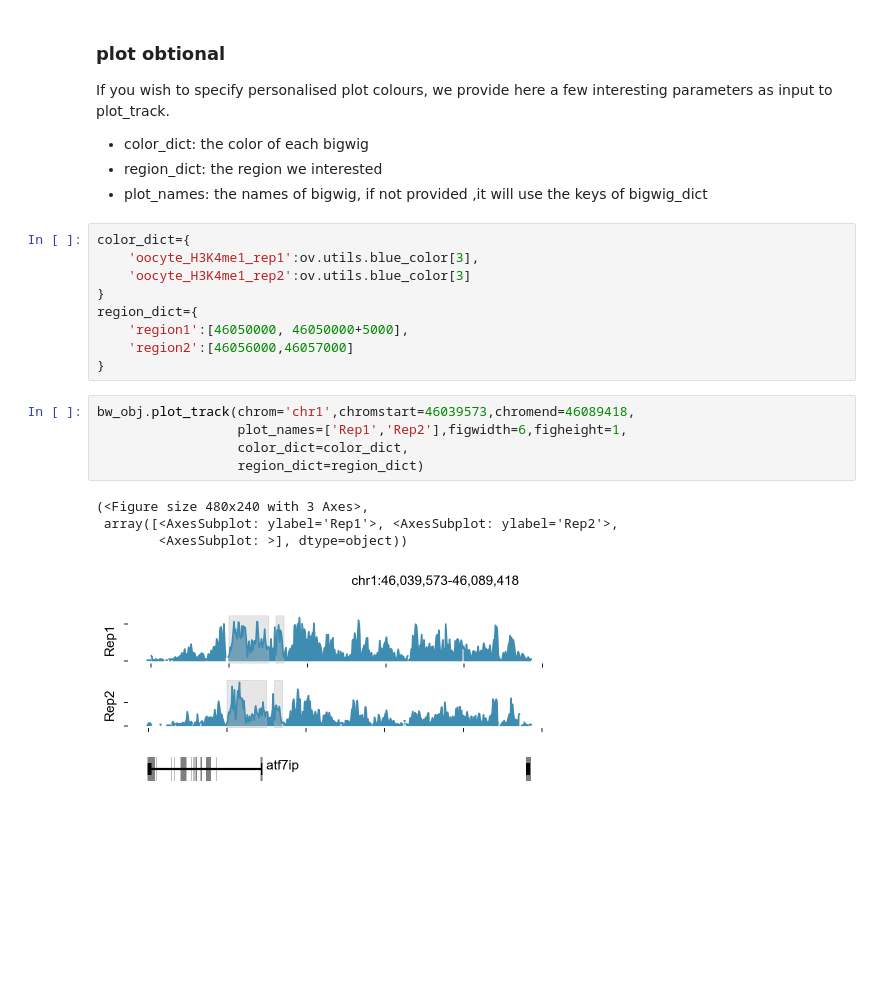
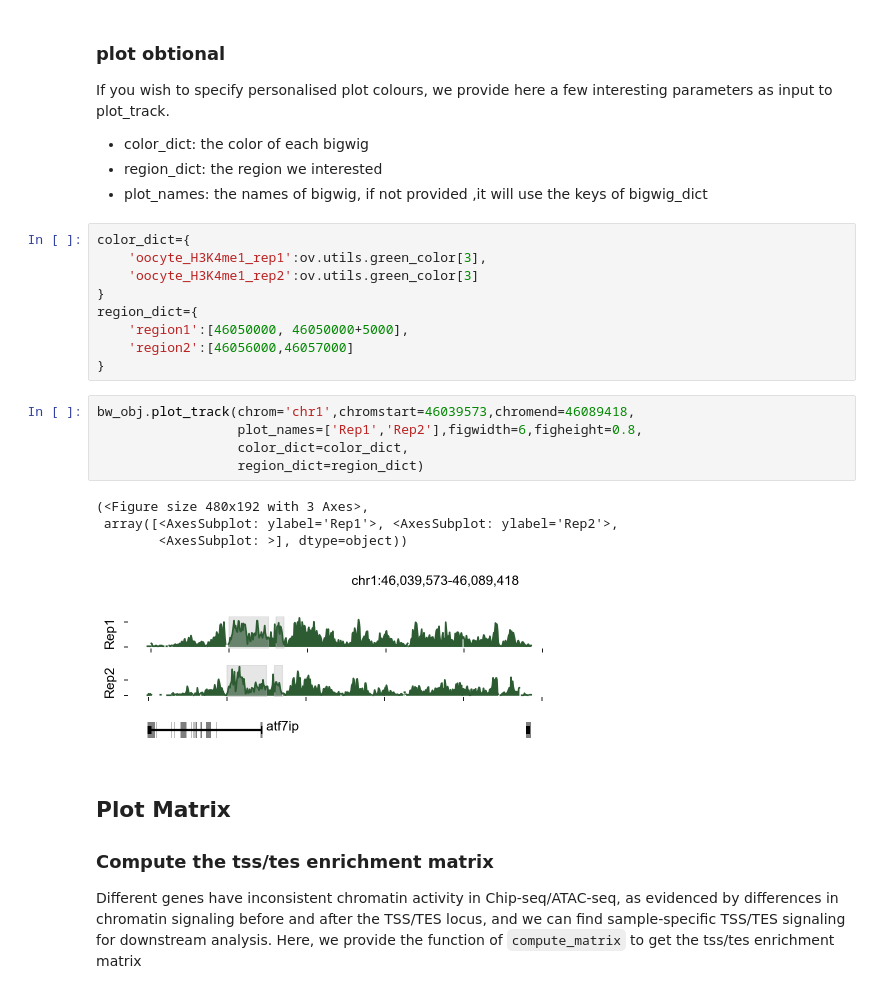
Before and after one commit to Starlitnightly/Epiverse, a Jupyter notebook: Epiverse_guide/docs/Tutorials-bulk/t_bulk_visualize.ipynb, the cells around one changed output. Drawn from its saved outputs; the diff is of its cells as text; blank space fills up the shorter version.

```diff
--- a/Epiverse_guide/docs/Tutorials-bulk/t_bulk_visualize.ipynb
+++ b/Epiverse_guide/docs/Tutorials-bulk/t_bulk_visualize.ipynb
@@ -39,8 +44,8 @@ If you wish to specify personalised plot colours, we provide here a few interest
 - plot_names: the names of bigwig, if not provided ,it will use the keys of bigwig_dict
 # %%
 color_dict={
-    'oocyte_H3K4me1_rep1':ov.utils.blue_color[3],
-    'oocyte_H3K4me1_rep2':ov.utils.blue_color[3]
+    'oocyte_H3K4me1_rep1':ov.utils.green_color[3],
+    'oocyte_H3K4me1_rep2':ov.utils.green_color[3]
 }
 region_dict={
     'region1':[46050000, 46050000+5000],
@@ -48,11 +53,17 @@ region_dict={
 }
 # %%
 bw_obj.plot_track(chrom='chr1',chromstart=46039573,chromend=46089418,
-                  plot_names=['Rep1','Rep2'],figwidth=6,figheight=1,
+                  plot_names=['Rep1','Rep2'],figwidth=6,figheight=0.8,
                   color_dict=color_dict,
                   region_dict=region_dict)
 # %% [output]
-(<Figure size 480x240 with 3 Axes>,
+(<Figure size 480x192 with 3 Axes>,
  array([<AxesSubplot: ylabel='Rep1'>, <AxesSubplot: ylabel='Rep2'>,
         <AxesSubplot: >], dtype=object))
-[figure, old version]
+[figure, new version]
+# %% [markdown]
+## Plot Matrix
+
+### Compute the tss/tes enrichment matrix
+
+Different genes have inconsistent chromatin activity in Chip-seq/ATAC-seq, as evidenced by differences in chromatin signaling before and after the TSS/TES locus, and we can find sample-specific TSS/TES signaling for downstream analysis. Here, we provide the function of `compute_matrix` to get the tss/tes enrichment matrix
```
Also changed, not shown: parts of 16 cells of this notebook, 2 other files.
